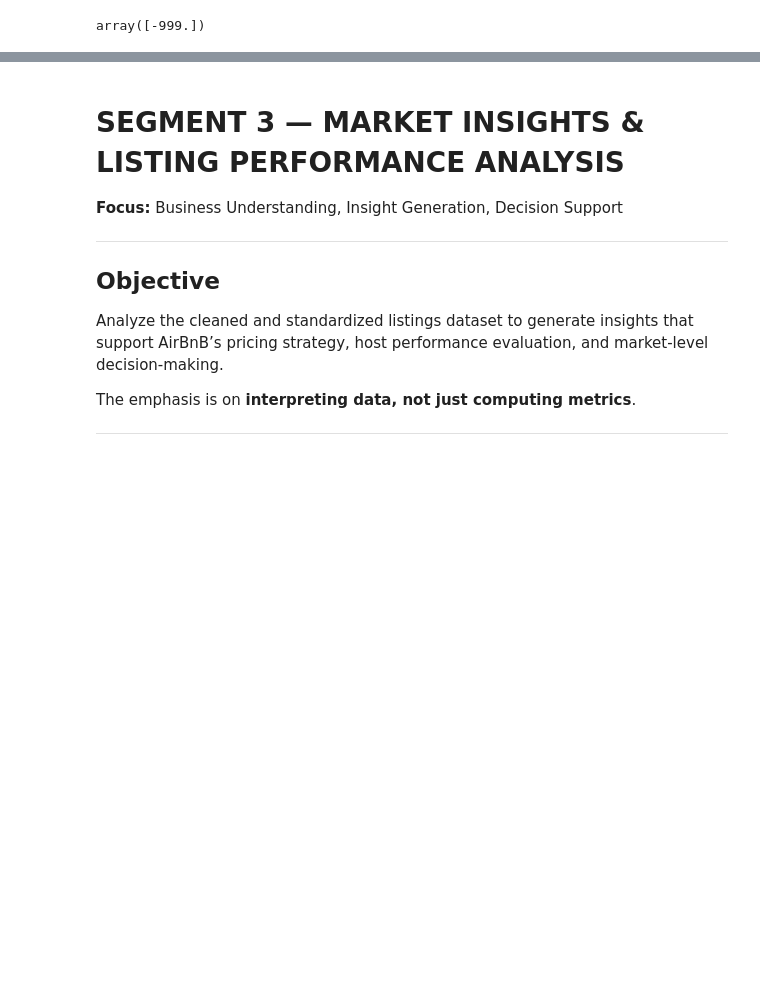
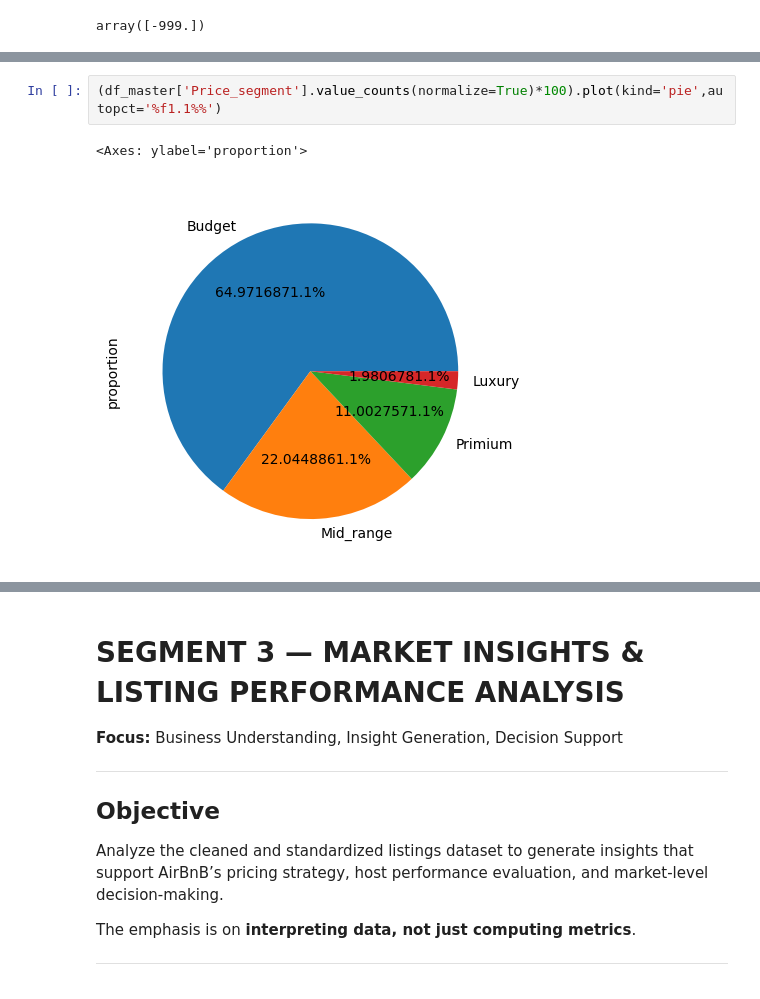
Before and after one commit to Madhankumarr11/Guvi_M59_Class, a Jupyter notebook: Copy_of_AirBnB_Listings_Data_–_Daily_Work_of_a_Data_Team.ipynb, the cells around one changed output, grey strips where cells are left out. Drawn from its saved outputs; the diff is of its cells as text; blank space fills up the shorter version.

```diff
--- a/Copy_of_AirBnB_Listings_Data_–_Daily_Work_of_a_Data_Team.ipynb
+++ b/Copy_of_AirBnB_Listings_Data_–_Daily_Work_of_a_Data_Team.ipynb
@@ -1186,3 +1496,8 @@ array([-999.])
+# %%
+(df_master['Price_segment'].value_counts(normalize=True)*100).plot(kind='pie',autopct='%f1.1%%')
+# %% [output]
+<Axes: ylabel='proportion'>
+[figure, added]
 # %%
 df_master
 # %% [output]
```
Also changed, not shown: parts of 52 cells of this notebook.
